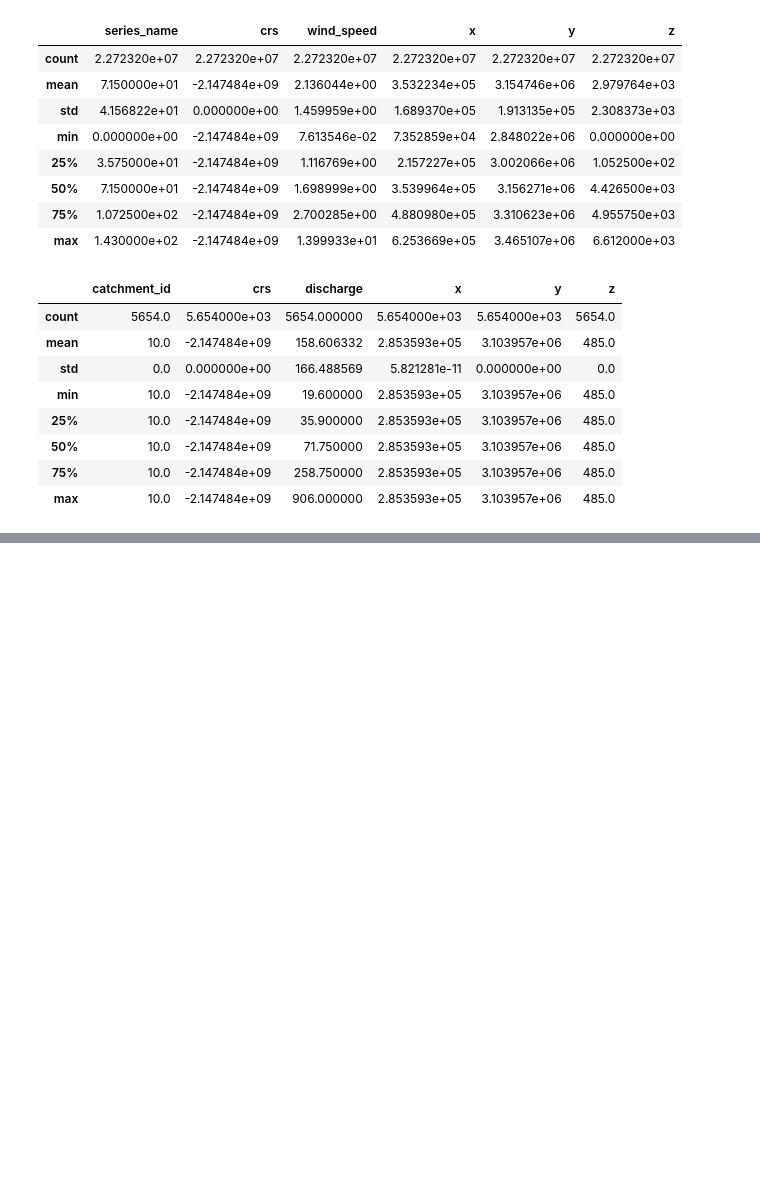
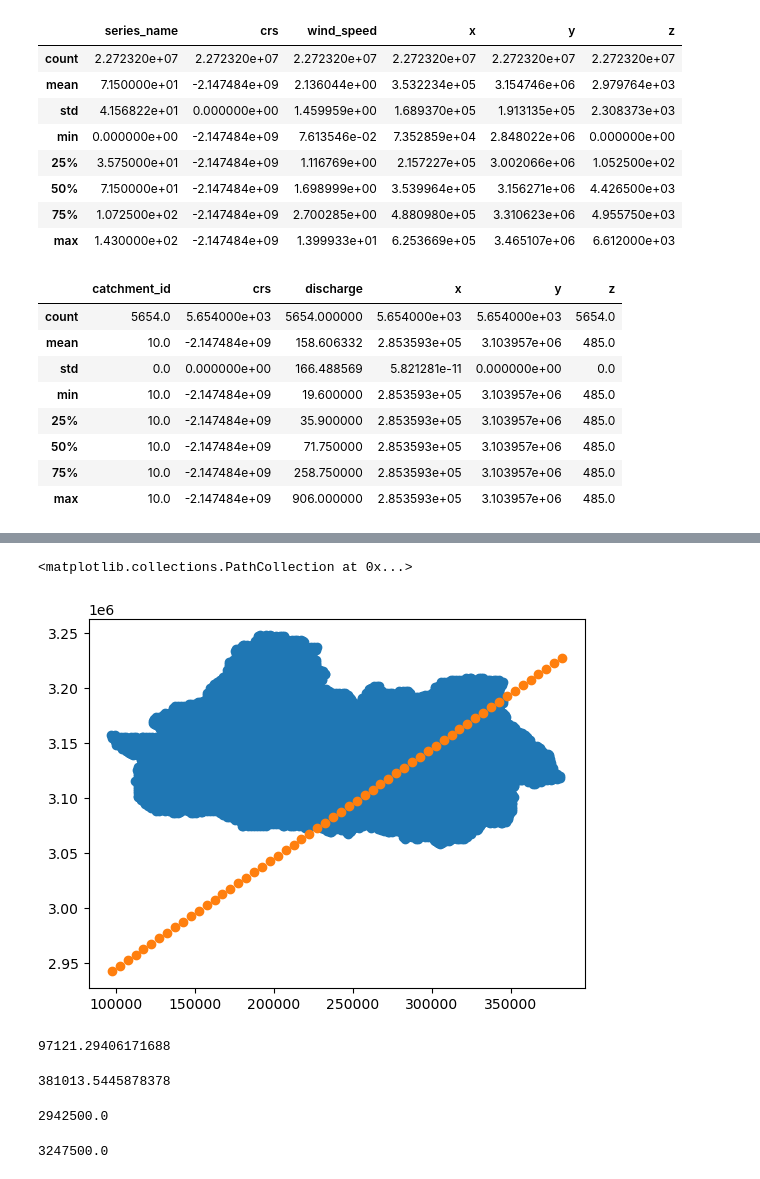
Before and after one commit to jacobqs/MST-Himalaya, a Jupyter notebook: notebooks/shyft_input.ipynb, the cells around one changed output, grey strips where cells are left out. Saved outputs shown, nothing was run; the diff lists cells and outputs as text; code cells hidden in the pictures; blank space fills up the shorter version.

```diff
--- a/notebooks/shyft_input.ipynb
+++ b/notebooks/shyft_input.ipynb
@@ -629,0 +709,5 @@ array([array([1347, 1484, 2116, 2305, 2666, 2993, 2995, 3087], dtype=int32),
+# %%
+xc = cell_data.x.values
+yc = cell_data.y.values
+xd = d.x.values
+yd = d.y.values
@@ -629,0 +718,22 @@ array([array([1347, 1484, 2116, 2305, 2666, 2993, 2995, 3087], dtype=int32),
+# %%
+plt.scatter(xc,yc)
+plt.scatter(xd,yd[:-4])
+# %% [output]
+<matplotlib.collections.PathCollection at 0x...>
+[figure, added]
+# %%
+xc.min()
+# %% [output]
+97121.29406171688
+# %%
+xc.max()
+# %% [output]
+381013.5445878378
+# %%
+yd.min()
+# %% [output]
+2942500.0
+# %%
+yd.max()
+# %% [output]
+3247500.0
```
Also changed, not shown: parts of 5 cells of this notebook, 7 other files.
